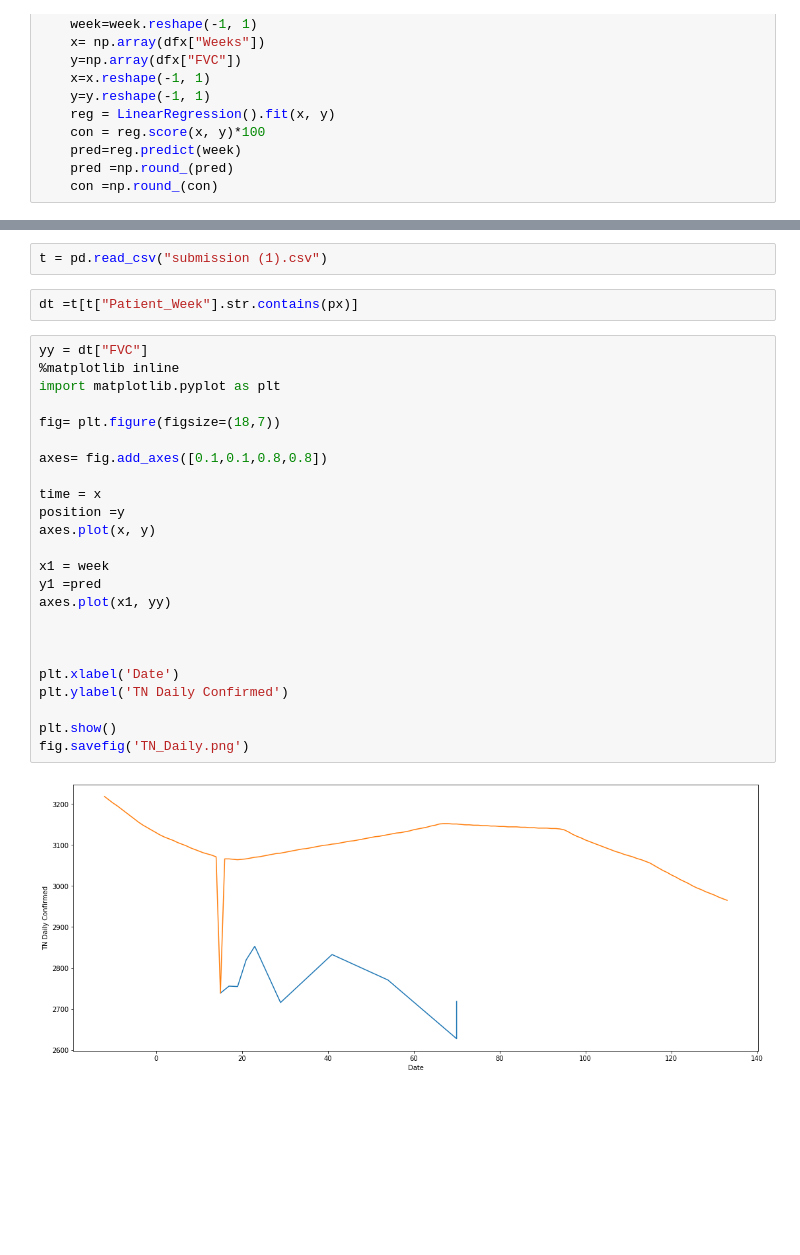
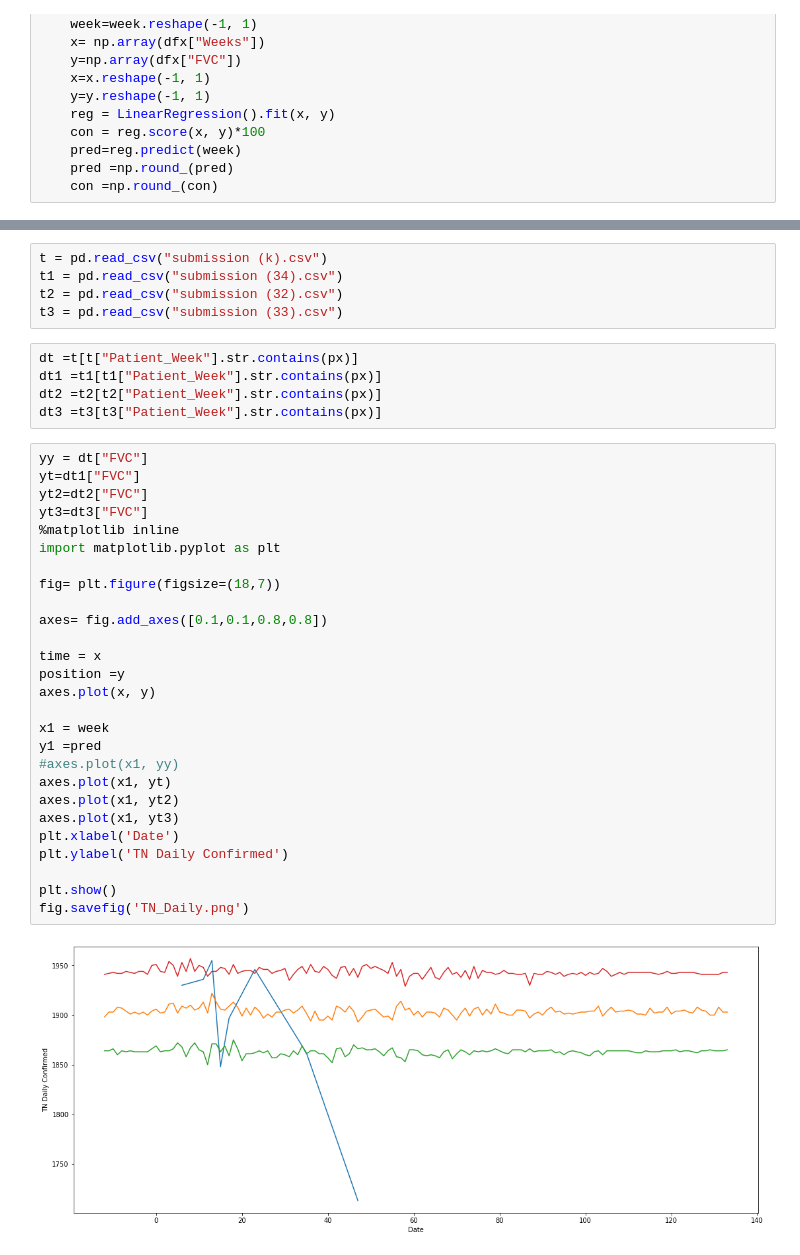
Before and after one commit to skbhere/OSIC-Pulmonary-Fibrosis-Progression, a Jupyter notebook: OSIC_Pulmonary_Fibrosis_Progression_ipynb cross check .ipynb, the cells around one changed output, grey strips where cells are left out. Cells and saved outputs as stored; diff of their text form; blank space fills up the shorter version.

```diff
--- a/OSIC_Pulmonary_Fibrosis_Progression_ipynb cross check .ipynb
+++ b/OSIC_Pulmonary_Fibrosis_Progression_ipynb cross check .ipynb
@@ -171,30 +164,39 @@ fig.savefig('TN_Daily.png')
-# %%
-t = pd.read_csv("submission (1).csv")
-# %%
-dt =t[t["Patient_Week"].str.contains(px)]
+# %%
+t = pd.read_csv("submission (k).csv")
+t1 = pd.read_csv("submission (34).csv")
+t2 = pd.read_csv("submission (32).csv")
+t3 = pd.read_csv("submission (33).csv")
+# %%
+dt =t[t["Patient_Week"].str.contains(px)]
+dt1 =t1[t1["Patient_Week"].str.contains(px)]
+dt2 =t2[t2["Patient_Week"].str.contains(px)]
+dt3 =t3[t3["Patient_Week"].str.contains(px)]
 # %%
 yy = dt["FVC"]
+yt=dt1["FVC"]
+yt2=dt2["FVC"]
+yt3=dt3["FVC"]
 %matplotlib inline
 import matplotlib.pyplot as plt
 
 fig= plt.figure(figsize=(18,7))
 
 axes= fig.add_axes([0.1,0.1,0.8,0.8])
 
 time = x
 position =y
 axes.plot(x, y)
 
 x1 = week
 y1 =pred
-axes.plot(x1, yy)
-
-
-
+#axes.plot(x1, yy)
+axes.plot(x1, yt)
+axes.plot(x1, yt2)
+axes.plot(x1, yt3)
 plt.xlabel('Date')
 plt.ylabel('TN Daily Confirmed')
 
 plt.show()
 fig.savefig('TN_Daily.png')
 # %% [output]
-[figure, old version]
+[figure, new version]
```
Also changed, not shown: parts of 6 cells of this notebook.
